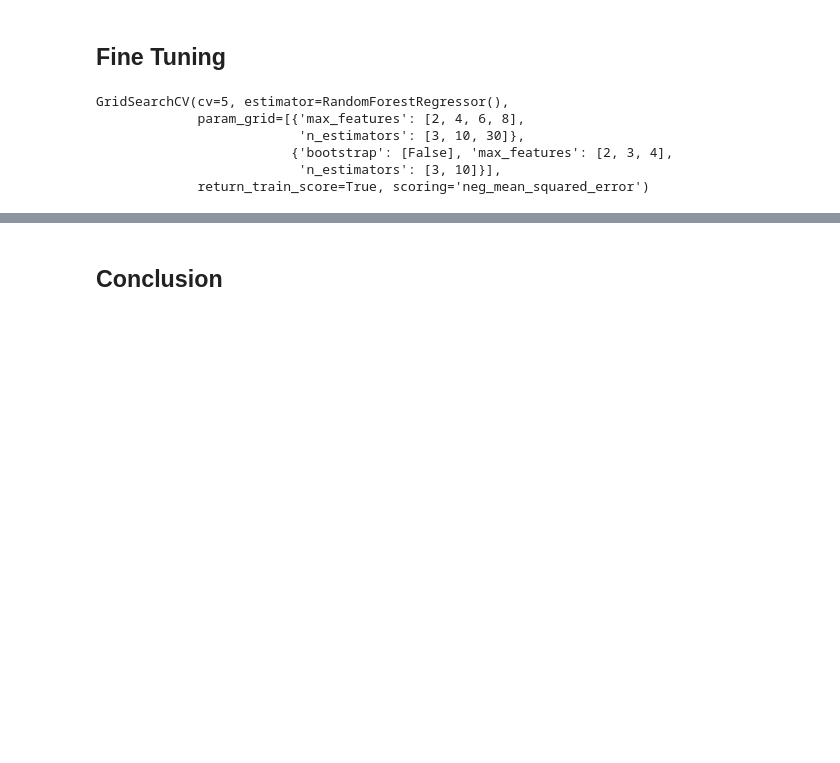
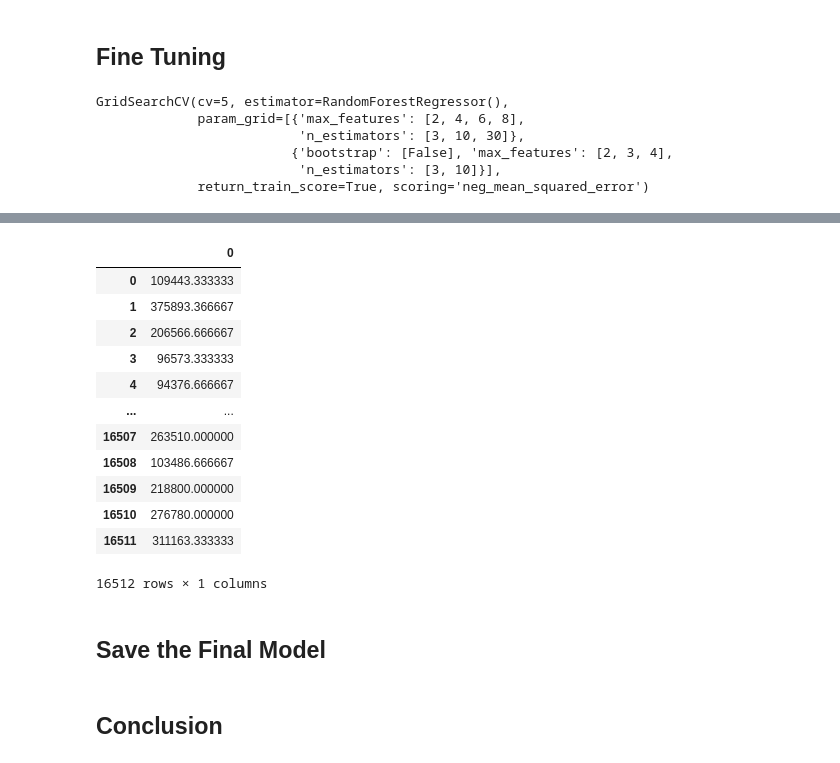
Before and after one commit to trizkynoviandy/california-housing-price, a Jupyter notebook: california_housing_price.ipynb, the cells around one changed output, grey strips where cells are left out. Drawn from its saved outputs; the diff is of its cells as text; code cells hidden in the pictures; blank space fills up the shorter version.

```diff
--- a/california_housing_price.ipynb
+++ b/california_housing_price.ipynb
@@ -332,0 +353,18 @@ Testing result: RMSE : 50326.104, r2_score: 0.807
+# %%
+train_predict
+# %% [output]
+|  | 0 |
+| 0 | 109443.333333 |
+| 1 | 375893.366667 |
+| 2 | 206566.666667 |
+| 3 | 96573.333333 |
+| 4 | 94376.666667 |
+| ... | ... |
+| 16507 | 263510.000000 |
+| 16508 | 103486.666667 |
+| 16509 | 218800.000000 |
+| 16510 | 276780.000000 |
+| 16511 | 311163.333333 |
+16512 rows × 1 columns
+# %% [markdown]
+## Save the Final Model
```
Also changed, not shown: parts of 22 cells of this notebook.
